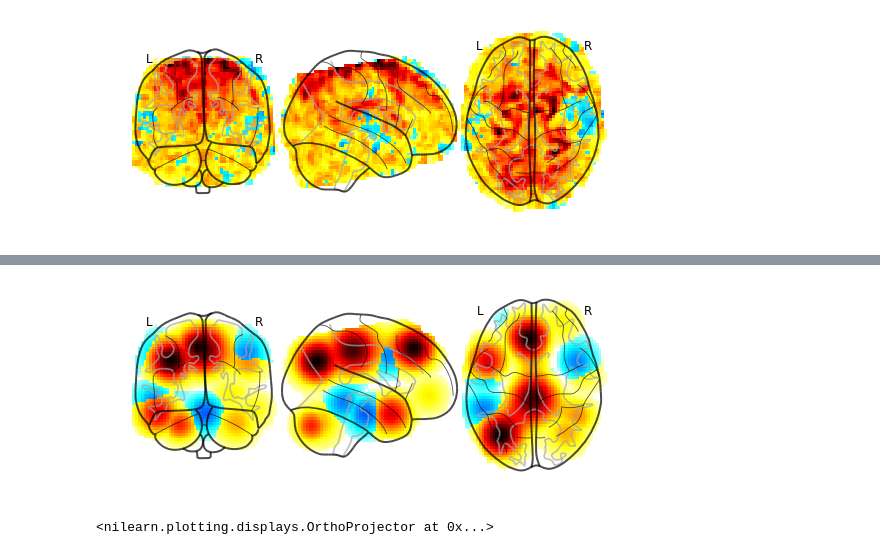
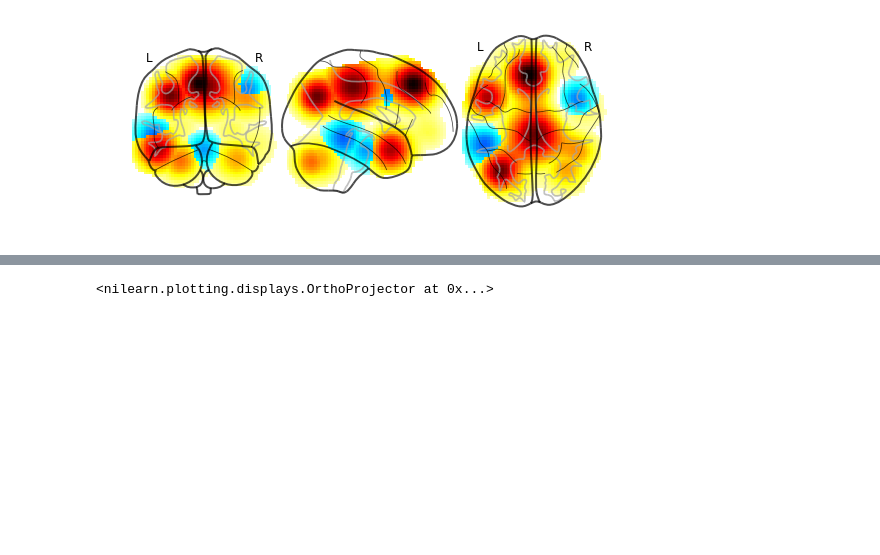
Before and after one commit to neu-pen/pyrotfa, a Jupyter notebook: notebooks/example_tfa.ipynb, the cells around one changed output, grey strips where cells are left out. Cells and saved outputs as stored; diff of their text form; code cells hidden in the pictures; blank space fills up the shorter version.

```diff
--- a/notebooks/example_tfa.ipynb
+++ b/notebooks/example_tfa.ipynb
@@ -43,5 +63,4 @@ tfa.plot_factor_centers()
 <nilearn.plotting.displays.OrthoProjector at 0x...>
 # %%
-tfa.plot_original_brain()
-tfa.plot_reconstruction()
+tfa.plot_reconstruction(refresh=True)
 # %% [output]
@@ -48 +68 @@ tfa.plot_reconstruction()
-[figure, old version]
+[figure, new version]
@@ -50,2 +69 @@ tfa.plot_reconstruction()
-[figure, removed]
 <nilearn.plotting.displays.OrthoProjector at 0x...>
```
Also changed, not shown: parts of 9 cells of this notebook.
